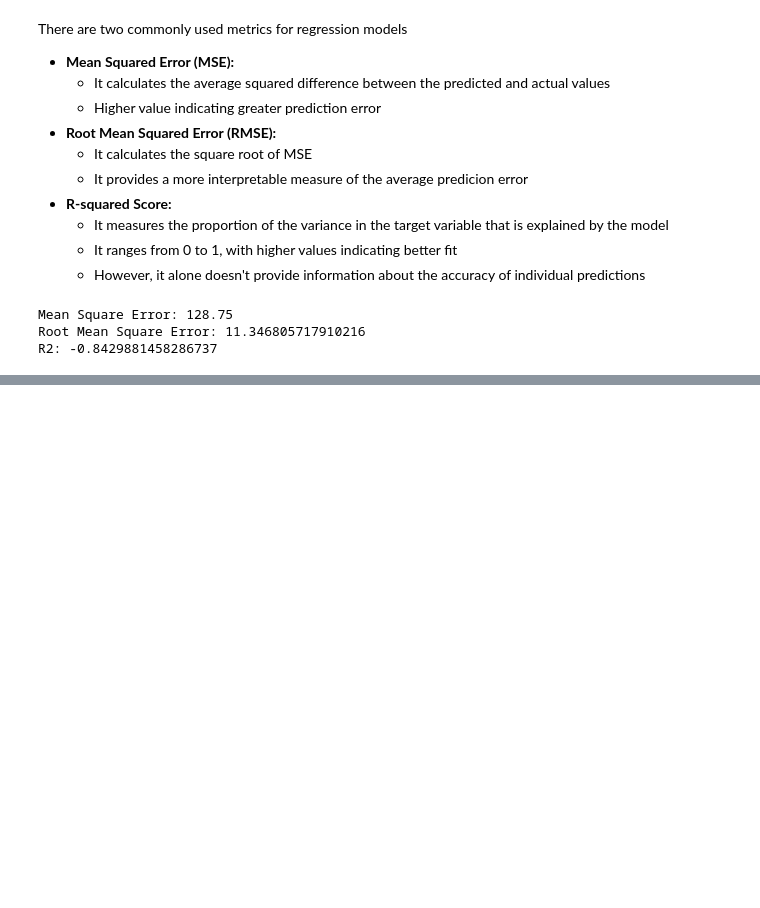
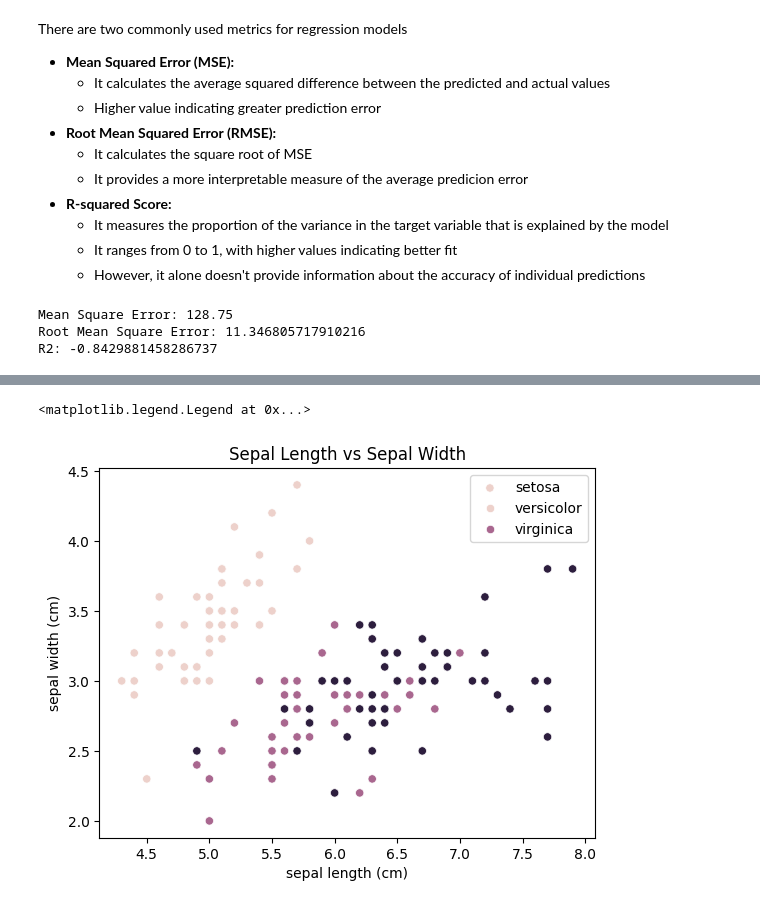
Before and after one commit to mmaazkhanhere/genai-learning-repo, a Jupyter notebook: machine-learning-course/course.ipynb, the cells around one changed output, grey strips where cells are left out. Cells and saved outputs as stored; diff of their text form; code cells hidden in the pictures; blank space fills up the shorter version.

```diff
--- a/machine-learning-course/course.ipynb
+++ b/machine-learning-course/course.ipynb
@@ -1032,0 +1368,8 @@ Please also refer to the documentation for alternative solver options:
+# %%
+plt.figure()
+sns.scatterplot(x=df['sepal length (cm)'], y=df['sepal width (cm)'], hue=df['target'])
+plt.title('Sepal Length vs Sepal Width')
+plt.legend(loc='best', labels=iris.target_names)
+# %% [output]
+<matplotlib.legend.Legend at 0x...>
+[figure, added]
```
Also changed, not shown: parts of 69 cells of this notebook, 1 other file.
